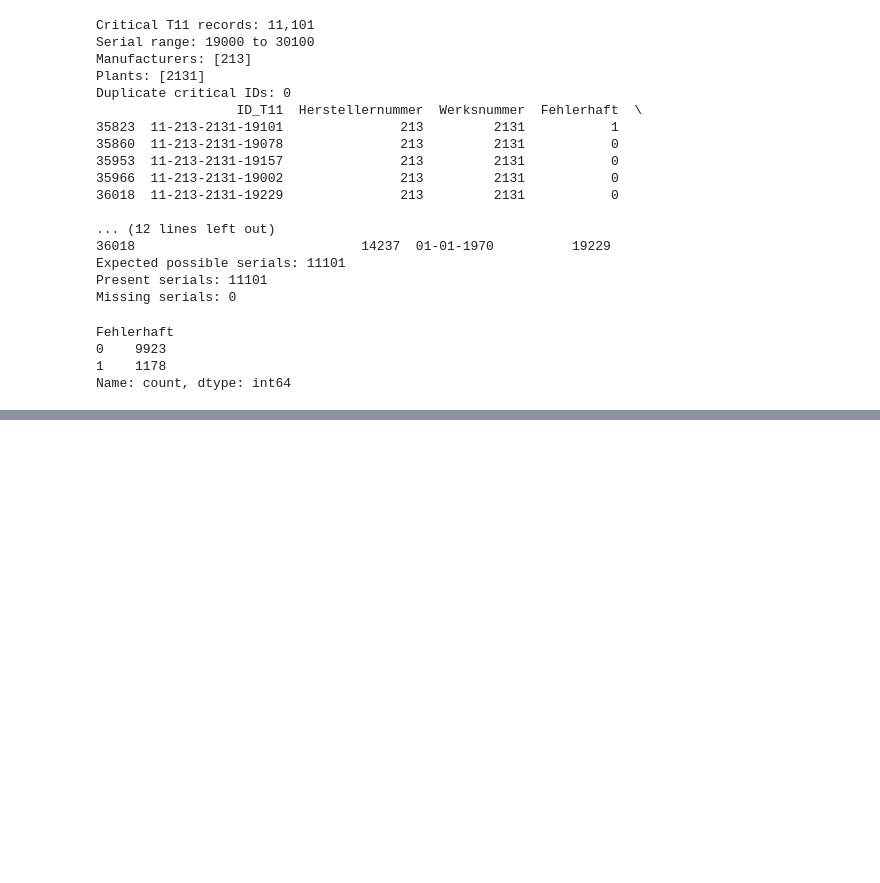
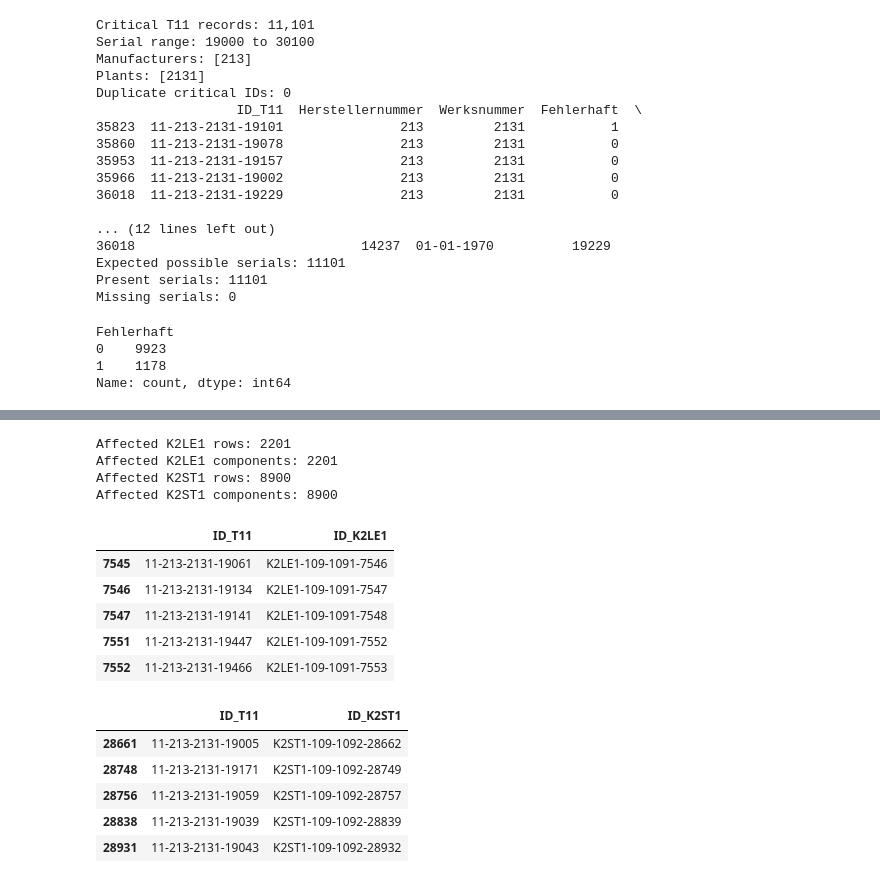
Before and after one commit to eniseirem/Data-Analysis-Case-Study, a Jupyter notebook: notebooks/case_study/case_study_v1.ipynb, the cells around one changed output, grey strips where cells are left out. Drawn from its saved outputs; the diff is of its cells as text; code cells hidden in the pictures; blank space fills up the shorter version.

Commit message:
trace t11 components

```diff
--- a/notebooks/case_study/case_study_v1.ipynb
+++ b/notebooks/case_study/case_study_v1.ipynb
@@ -624,0 +768,44 @@ Name: count, dtype: int64
+# %%
+k2le1_trace = k2le1_bom[
+    ["ID_T11", "ID_K2LE1"]
+].copy()
+
+k2st1_trace = k2st1_bom[
+    ["ID_T11", "ID_K2ST1"]
+].copy()
+
+critical_ids = set(critical_t11["ID_T11"])
+
+affected_k2le1 = k2le1_trace[
+    k2le1_trace["ID_T11"].isin(critical_ids)
+].copy()
+
+affected_k2st1 = k2st1_trace[
+    k2st1_trace["ID_T11"].isin(critical_ids)
+].copy()
+
+print("Affected K2LE1 rows:", len(affected_k2le1))
+print("Affected K2LE1 components:", affected_k2le1["ID_K2LE1"].nunique())
+
+print("Affected K2ST1 rows:", len(affected_k2st1))
+print("Affected K2ST1 components:", affected_k2st1["ID_K2ST1"].nunique())
+
+display(affected_k2le1.head())
+display(affected_k2st1.head())
+# %% [output]
+Affected K2LE1 rows: 2201
+Affected K2LE1 components: 2201
+Affected K2ST1 rows: 8900
+Affected K2ST1 components: 8900
+|  | ID_T11 | ID_K2LE1 |
+| 7545 | 11-213-2131-19061 | K2LE1-109-1091-7546 |
+| 7546 | 11-213-2131-19134 | K2LE1-109-1091-7547 |
+| 7547 | 11-213-2131-19141 | K2LE1-109-1091-7548 |
+| 7551 | 11-213-2131-19447 | K2LE1-109-1091-7552 |
+| 7552 | 11-213-2131-19466 | K2LE1-109-1091-7553 |
+|  | ID_T11 | ID_K2ST1 |
+| 28661 | 11-213-2131-19005 | K2ST1-109-1092-28662 |
+| 28748 | 11-213-2131-19171 | K2ST1-109-1092-28749 |
+| 28756 | 11-213-2131-19059 | K2ST1-109-1092-28757 |
+| 28838 | 11-213-2131-19039 | K2ST1-109-1092-28839 |
+| 28931 | 11-213-2131-19043 | K2ST1-109-1092-28932 |
```
Also changed, not shown: parts of 14 cells of this notebook.
